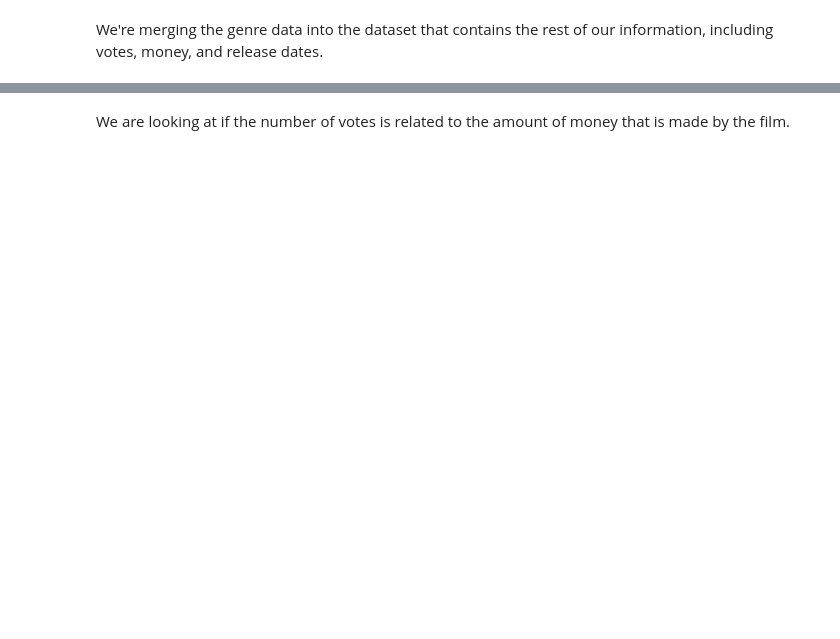
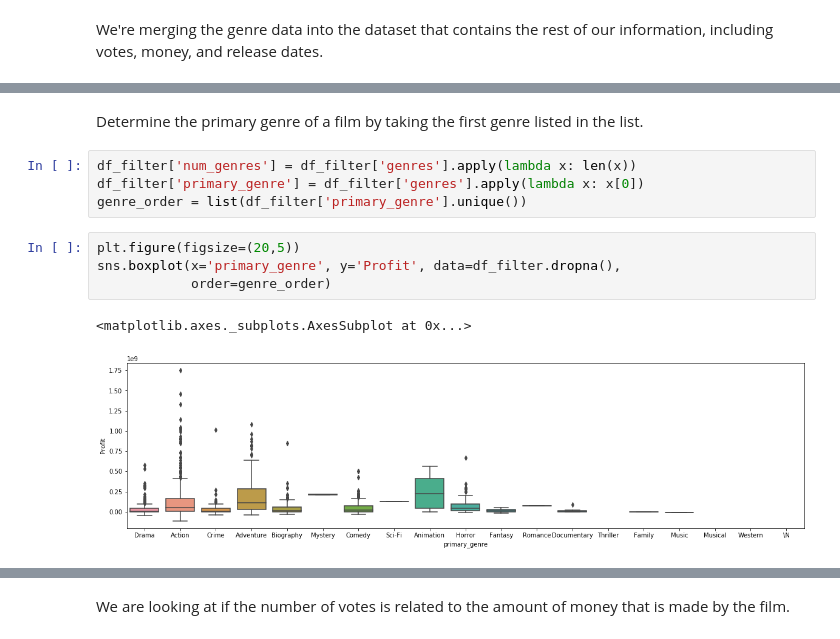
Before and after one commit to snepaul179/dsc-mod-1-project-v2-1-onl01-dtsc-pt-052620, a Jupyter notebook: Final_Vers_ZP.ipynb, the cells around one changed output, grey strips where cells are left out. Drawn from its saved outputs; the diff is of its cells as text; blank space fills up the shorter version.

```diff
--- a/Final_Vers_ZP.ipynb
+++ b/Final_Vers_ZP.ipynb
@@ -397,0 +423,13 @@ df['Profit'] = df['Gross_Worldwide'] - df['Production_Budget'] #create the profi
+# %% [markdown]
+Determine the primary genre of a film by taking the first genre listed in the list.
+# %%
+df_filter['num_genres'] = df_filter['genres'].apply(lambda x: len(x))
+df_filter['primary_genre'] = df_filter['genres'].apply(lambda x: x[0])
+genre_order = list(df_filter['primary_genre'].unique())
+# %%
+plt.figure(figsize=(20,5))
+sns.boxplot(x='primary_genre', y='Profit', data=df_filter.dropna(),
+            order=genre_order)
+# %% [output]
+<matplotlib.axes._subplots.AxesSubplot at 0x...>
+[figure, added]
```
Also changed, not shown: parts of 34 cells of this notebook.
